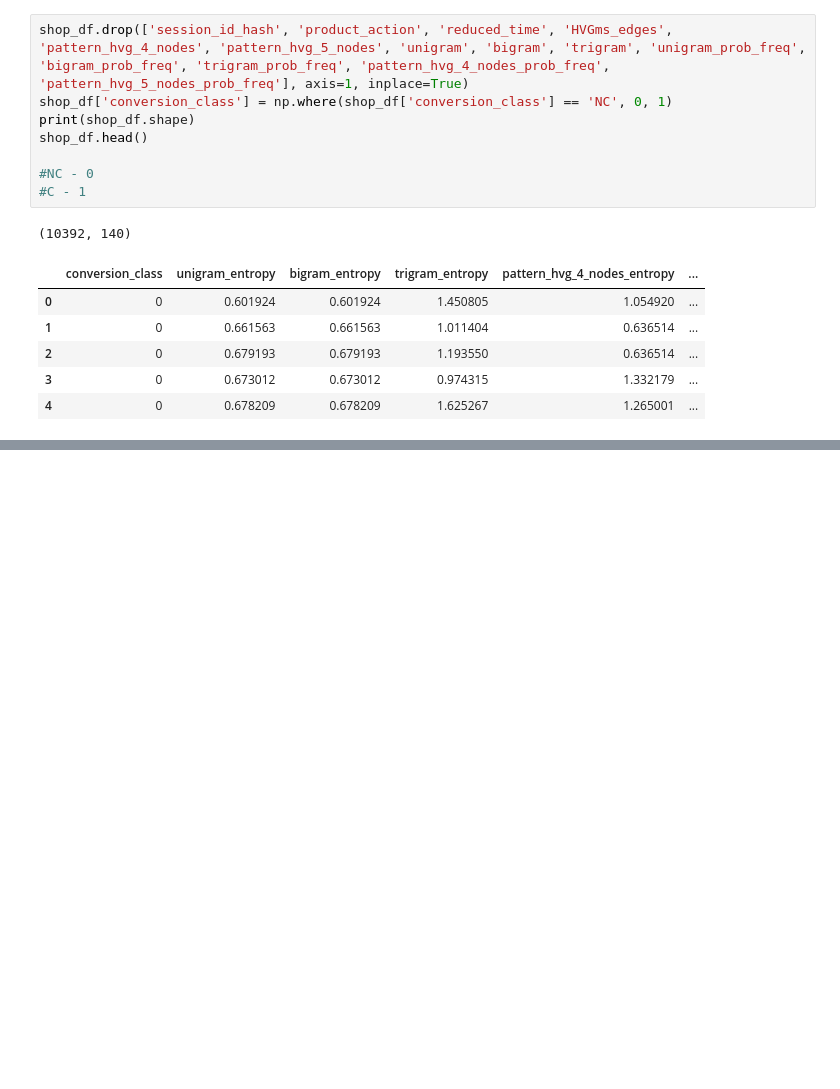
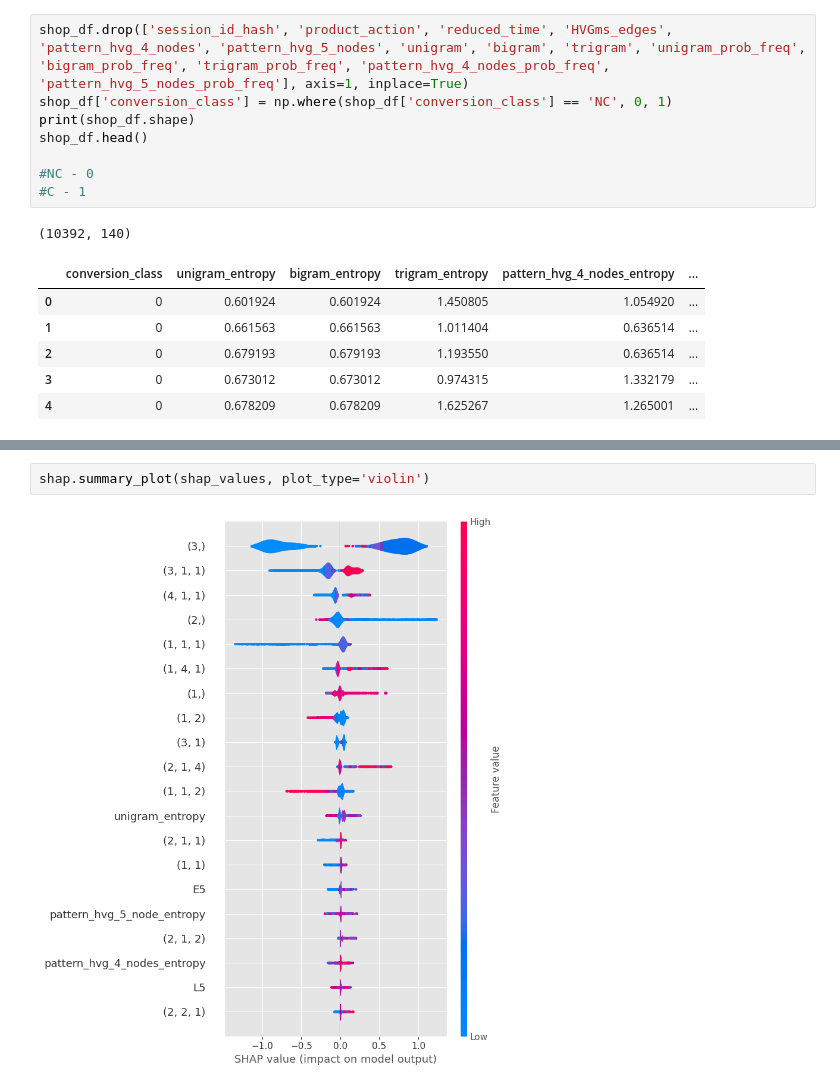
Before and after one commit to rdotjain/shopper-intent-prediction, a Jupyter notebook: codefiles/shopper_intent_feat_reduction.ipynb, the cells around one changed output, grey strips where cells are left out. Cells and saved outputs as stored; diff of their text form; blank space fills up the shorter version.

```diff
--- a/codefiles/shopper_intent_feat_reduction.ipynb
+++ b/codefiles/shopper_intent_feat_reduction.ipynb
@@ -133,0 +122,4 @@ shap.summary_plot(shap_values, x_res.values, feature_names = x_res.columns, clas
+# %%
+shap.summary_plot(shap_values, plot_type='violin')
+# %% [output]
+[figure, added]
```
Also changed, not shown: parts of 14 cells of this notebook.
